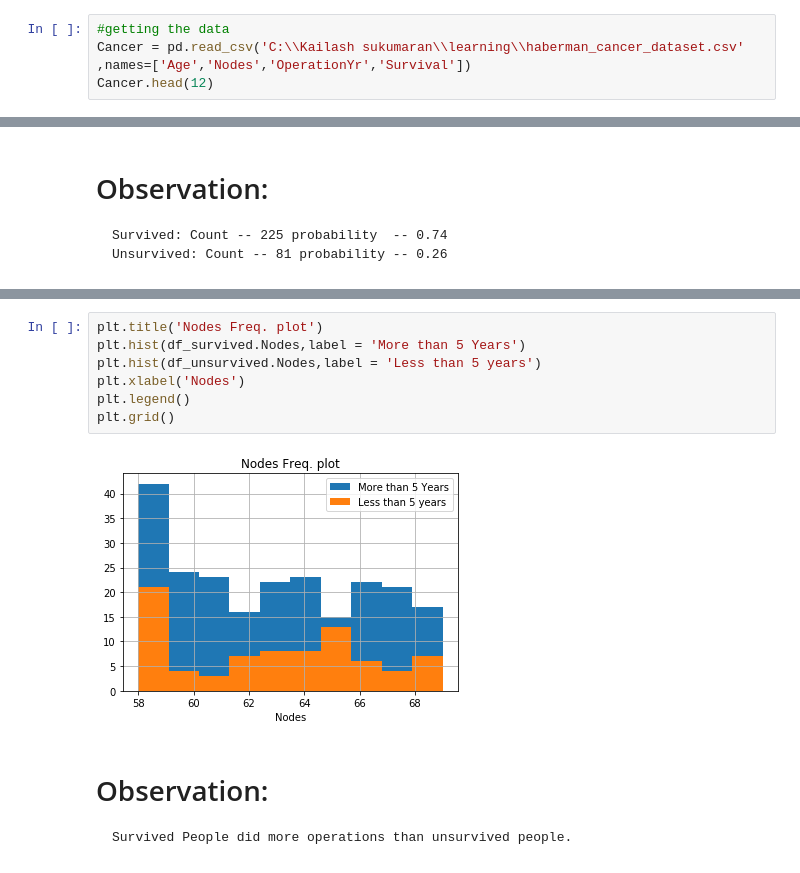
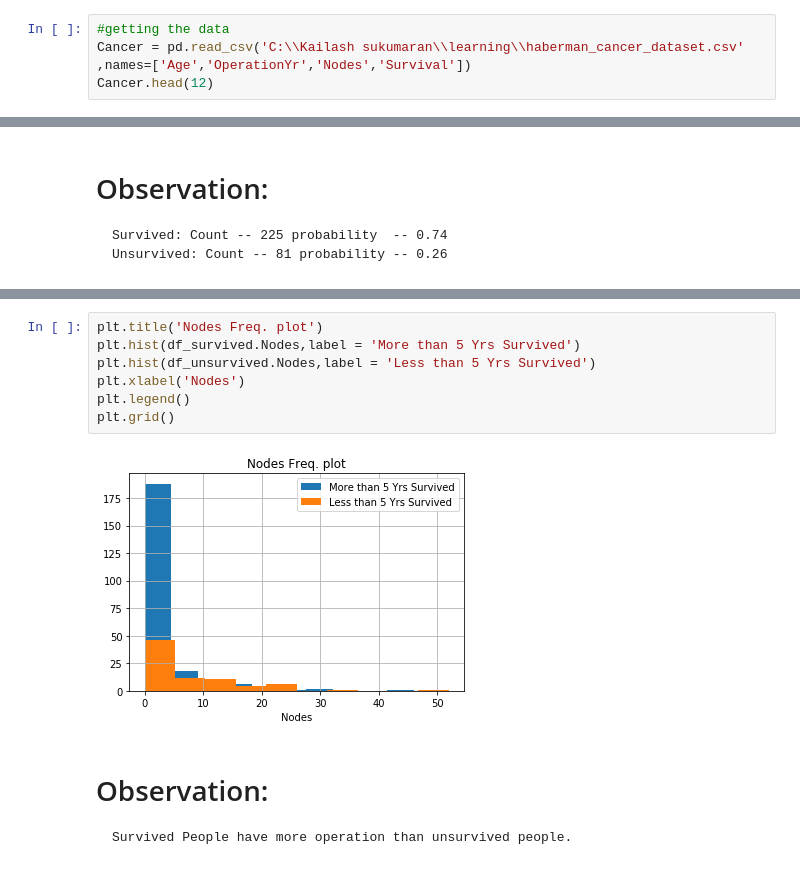
Before and after one commit to Kailash7dev/Cancer-Analysis-on-Haberman-s-Datasets, a Jupyter notebook: Haberman Cancer Analysis 2.ipynb, the cells around one changed output, grey strips where cells are left out. Drawn from its saved outputs; the diff is of its cells as text.

```diff
--- a/Haberman Cancer Analysis 2.ipynb
+++ b/Haberman Cancer Analysis 2.ipynb
@@ -6,6 +6,6 @@ import matplotlib.pyplot as plt
 import seaborn as sns
 # %%
 #getting the data
-Cancer = pd.read_csv('C:\\Kailash sukumaran\\learning\\haberman_cancer_dataset.csv' ,names=['Age','Nodes','OperationYr','Survival'])
+Cancer = pd.read_csv('C:\\Kailash sukumaran\\learning\\haberman_cancer_dataset.csv' ,names=['Age','OperationYr','Nodes','Survival'])
 Cancer.head(12)
 # %% [output]
@@ -100,15 +121,15 @@ df_unsurvived.head(12)
 # %%
 plt.title('Nodes Freq. plot')
-plt.hist(df_survived.Nodes,label = 'More than 5 Years')
-plt.hist(df_unsurvived.Nodes,label = 'Less than 5 years')
+plt.hist(df_survived.Nodes,label = 'More than 5 Yrs Survived')
+plt.hist(df_unsurvived.Nodes,label = 'Less than 5 Yrs Survived')
 plt.xlabel('Nodes')
 plt.legend()
 plt.grid()
 # %% [output]
-[figure, old version]
+[figure, new version]
 # %% [markdown]
 # Observation:
-    Survived People did more operations than unsurvived people.
+    Survived People have more operation than unsurvived people.
 # %%
 plt.title('Year of Operation Freq. plot')
 plt.hist(df_survived.OperationYr,label = 'Survived')
```
Also changed, not shown: parts of 24 cells of this notebook.
